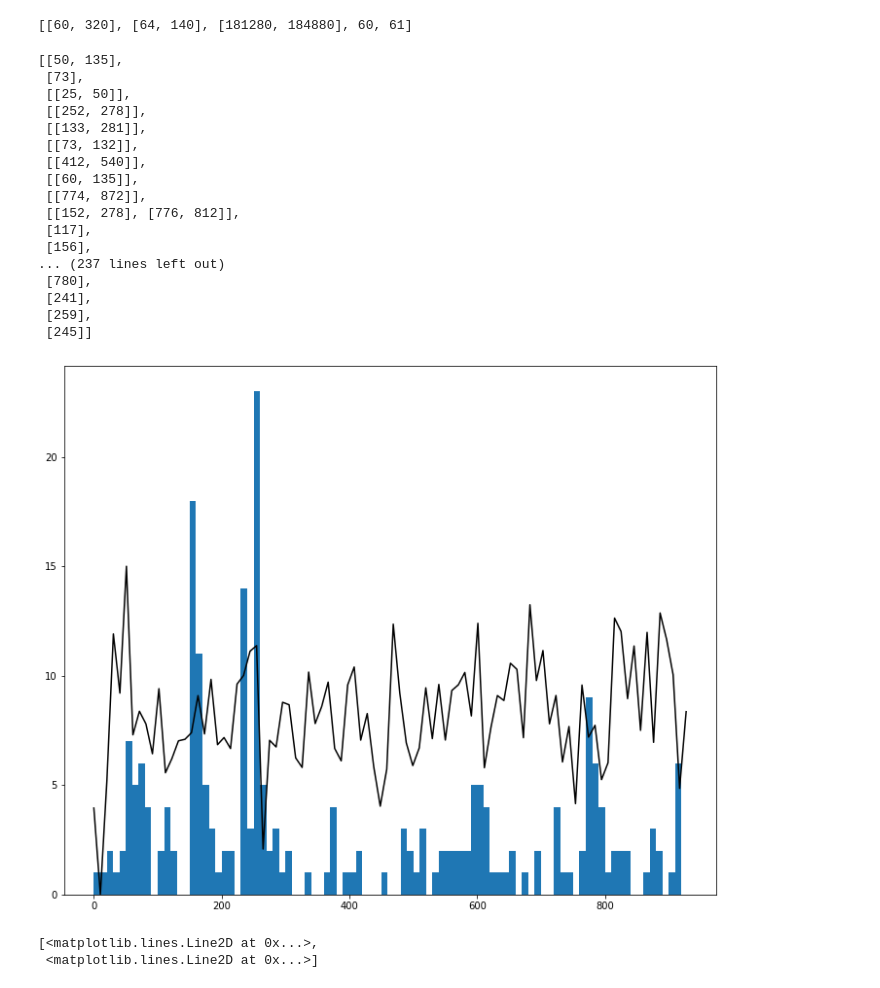
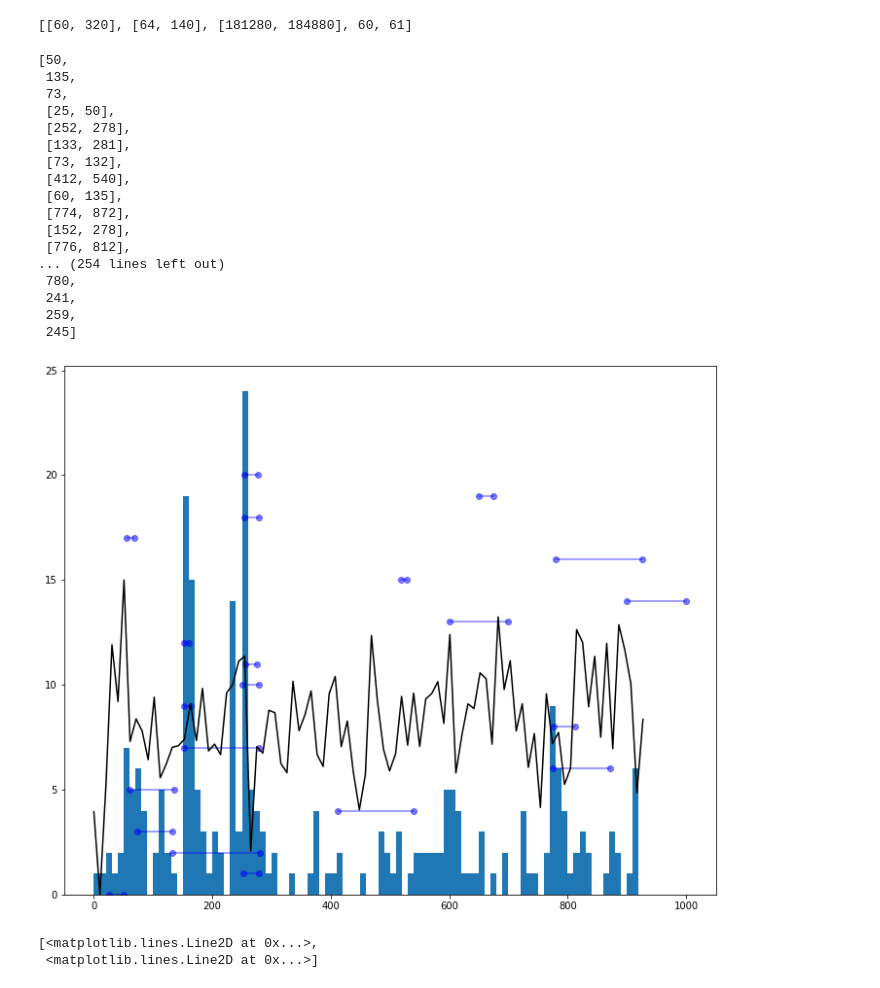
Before and after one commit to TimOgden/YTClipEditor, a Jupyter notebook: testing.ipynb, the cells around one changed output. Cells and saved outputs as stored; diff of their text form; code cells hidden in the pictures.

Commit message:
Added plotting of whole playlists

```diff
--- a/testing.ipynb
+++ b/testing.ipynb
@@ -269,43 +285,53 @@ timestamps = [split_timestamps(re.findall(pattern, comment)) for comment in comm
+# %%
+timestamps = []
+for comment in comments:
+    [timestamps.append(ts) for ts in split_timestamps(re.findall(pattern, comment))]
 # %%
 timestamps = [ts for ts in timestamps if ts != []]
 timestamps
 # %% [output]
-[[50, 135],
- [73],
- [[25, 50]],
- [[252, 278]],
- [[133, 281]],
- [[73, 132]],
- [[412, 540]],
- [[60, 135]],
- [[774, 872]],
- [[152, 278], [776, 812]],
- [117],
- [156],
-... (237 lines left out)
- [780],
- [241],
- [259],
- [245]]
+[50,
+ 135,
+ 73,
+ [25, 50],
+ [252, 278],
+ [133, 281],
+ [73, 132],
+ [412, 540],
+ [60, 135],
+ [774, 872],
+ [152, 278],
+ [776, 812],
+... (254 lines left out)
+ 780,
+ 241,
+ 259,
+ 245]
 # %%
 def plot(timestamps=None, wav=None, delta_t=1, vertical_step=1, vertical_offset=0):
     if timestamps:
-        plt.hist([t[0] for t in timestamps if type(t[0])!=list],bins=np.arange(0,length,delta_t))
+        plt.hist([t for t in timestamps if type(t)!=list],bins=np.arange(0,length,delta_t))
+        c = 0
+        for ts in timestamps:
+            if type(ts)==list:
+                plt.plot(ts,[c]*len(ts),marker='o',c='b', alpha=.5)
+                c+=1
+        #plt.plot([ts for ts in timestamps if type(ts)==list],np.linspace(0,25,21),marker='o',c='b')
     if wav is not None:
         chunk_size = 44100*delta_t
         num_chunks = wav.shape[0] // chunk_size # 1 second chunks
 
         data_chunks = np.array_split(wav, num_chunks)
         dbs = np.array([20*np.log10(np.sqrt(np.mean(chunk**2))) for chunk in data_chunks])
         max_dbs = np.amax(dbs)
         min_dbs = np.amin(dbs)
         dbs = (dbs - min_dbs) / (max_dbs - min_dbs) * 15
         time = np.linspace(0,length,num_chunks)
         plt.plot(time,dbs, c='k')
 _ = plt.figure(figsize=(12,10))
 plot(timestamps=timestamps, wav=data, delta_t=10, vertical_step=10/len(timestamps), vertical_offset=25)
 # %% [output]
-[figure, old version]
+[figure, new version]
 # %%
 plt.plot(data[:,0])
 # %% [output]
```
Also changed, not shown: parts of 4 cells of this notebook, 3 other files.
